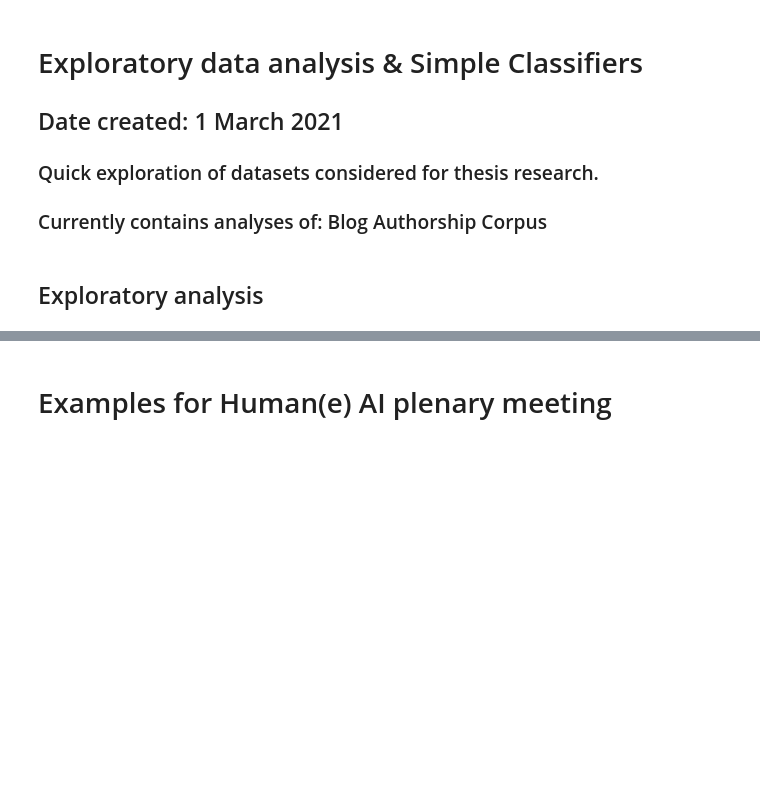
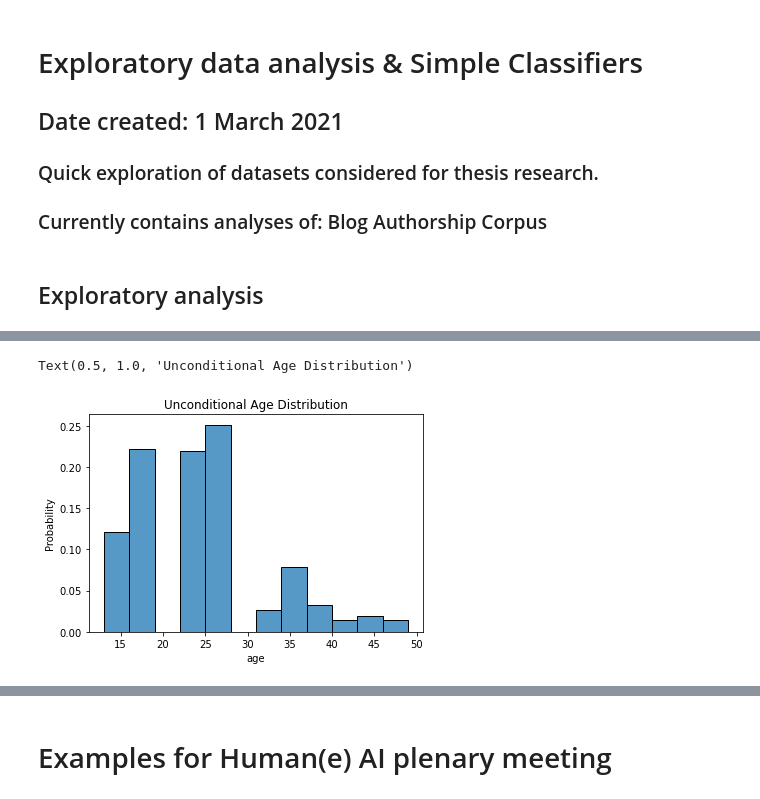
Before and after one commit to lennertjansen/msc-ai-thesis, a Jupyter notebook: data_preprocessing/exploratory_analysis.ipynb, the cells around one changed output, grey strips where cells are left out. Cells and saved outputs as stored; diff of their text form; code cells hidden in the pictures; blank space fills up the shorter version.

```diff
--- a/data_preprocessing/exploratory_analysis.ipynb
+++ b/data_preprocessing/exploratory_analysis.ipynb
@@ -46,7 +46,10 @@ perc_df = 0.0020
 data = pd.read_csv("../data/blogs_kaggle/blogtext.csv")
 
 # sub_sample = math.ceil(perc_df * data.shape[0])
-# data = data[:sub_sample]
+#shuffle data set before subsampling
+data = data.sample(frac=1).reset_index(drop=True)
+sub_sample = 10000
+data = data[:sub_sample]
 # %% [markdown]
 ## Exploratory analysis
 # %%
@@ -54,7 +63,11 @@ data = pd.read_csv("../data/blogs_kaggle/blogtext.csv")
 # %%
-# Convert all columns (except ID and date) to object type
-# data['age'] = data['age'].astype(object)
+# Convert all columnsns.histplot(data, x = "age", binwidth = 3, stat = "probability")
+plt.title("Unconditional Age Distribution")s (except ID and date) to object type
+data['age'] = data['age'].astype(object)
 # %%
 # Age distribution, unconditional
-# sns.histplot(data, x = "age", binwidth = 3, stat = "probability")
-# plt.title("Unconditional Age Distribution")
+sns.histplot(data, x = "age", binwidth = 3, stat = "probability")
+plt.title("Unconditional Age Distribution")
+# %% [output]
+Text(0.5, 1.0, 'Unconditional Age Distribution')
+[figure, added]
```
Also changed, not shown: parts of 16 cells of this notebook.
